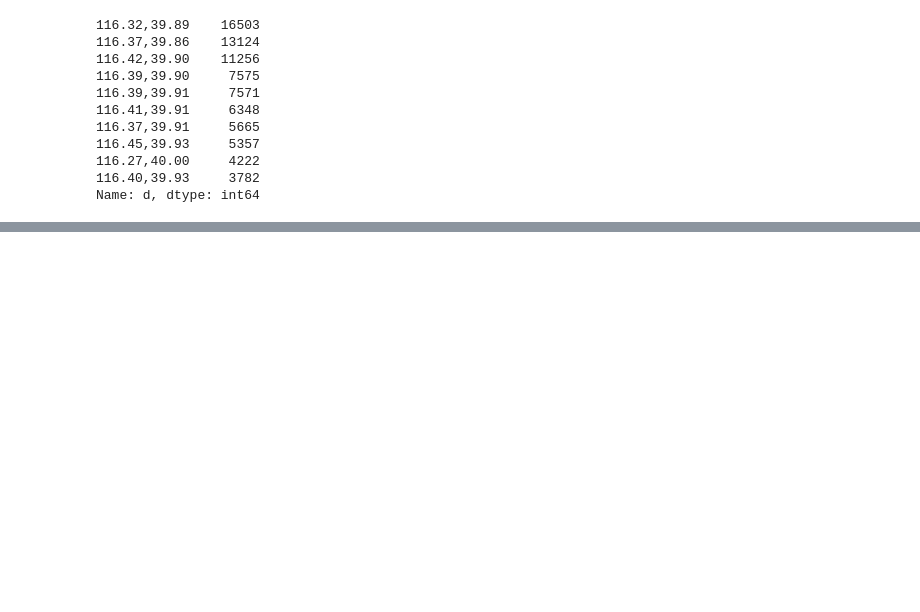
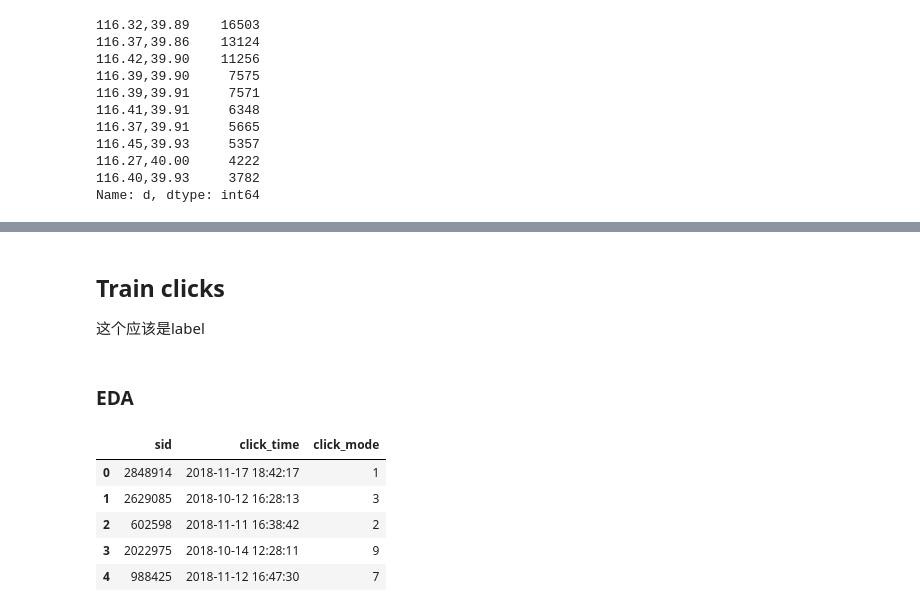
Before and after one commit to AlanConstantine/KDD-Cup-2019-CAMMTR, a Jupyter notebook: Code/ExploratoryDataAnalysis.ipynb, the cells around one changed output, grey strips where cells are left out. Drawn from its saved outputs; the diff is of its cells as text; code cells hidden in the pictures; blank space fills up the shorter version.

```diff
--- a/Code/ExploratoryDataAnalysis.ipynb
+++ b/Code/ExploratoryDataAnalysis.ipynb
@@ -89,0 +152,5 @@ Name: d, dtype: int64
+# %% [markdown]
+## Train clicks
+这个应该是label
+# %% [markdown]
+### EDA
@@ -89,0 +160,9 @@ Name: d, dtype: int64
+# %%
+train_clicks_df.head()
+# %% [output]
+|  | sid | click_time | click_mode |
+| 0 | 2848914 | 2018-11-17 18:42:17 | 1 |
+| 1 | 2629085 | 2018-10-12 16:28:13 | 3 |
+| 2 | 602598 | 2018-11-11 16:38:42 | 2 |
+| 3 | 2022975 | 2018-10-14 12:28:11 | 9 |
+| 4 | 988425 | 2018-11-12 16:47:30 | 7 |
```
Also changed, not shown: parts of 22 cells of this notebook.
